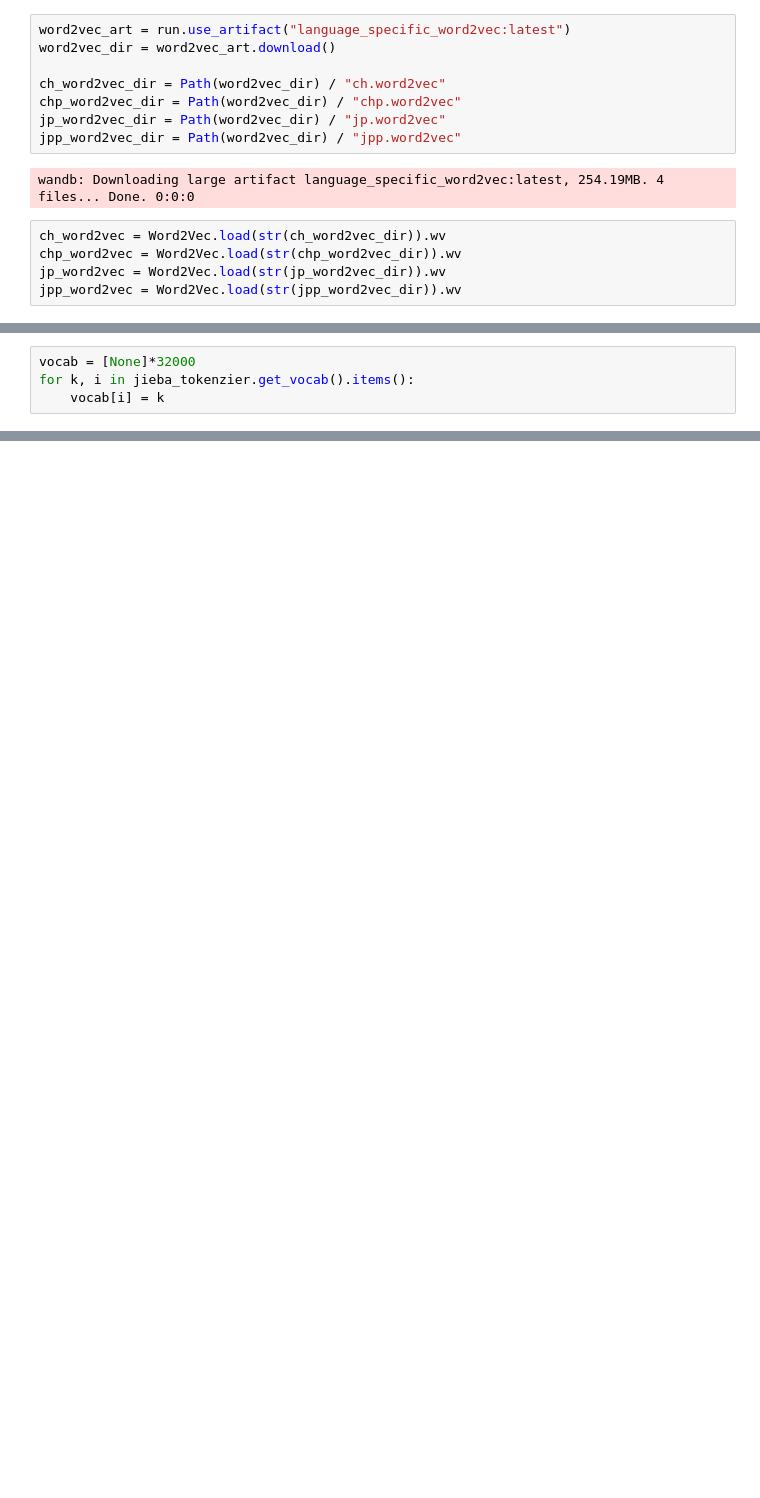
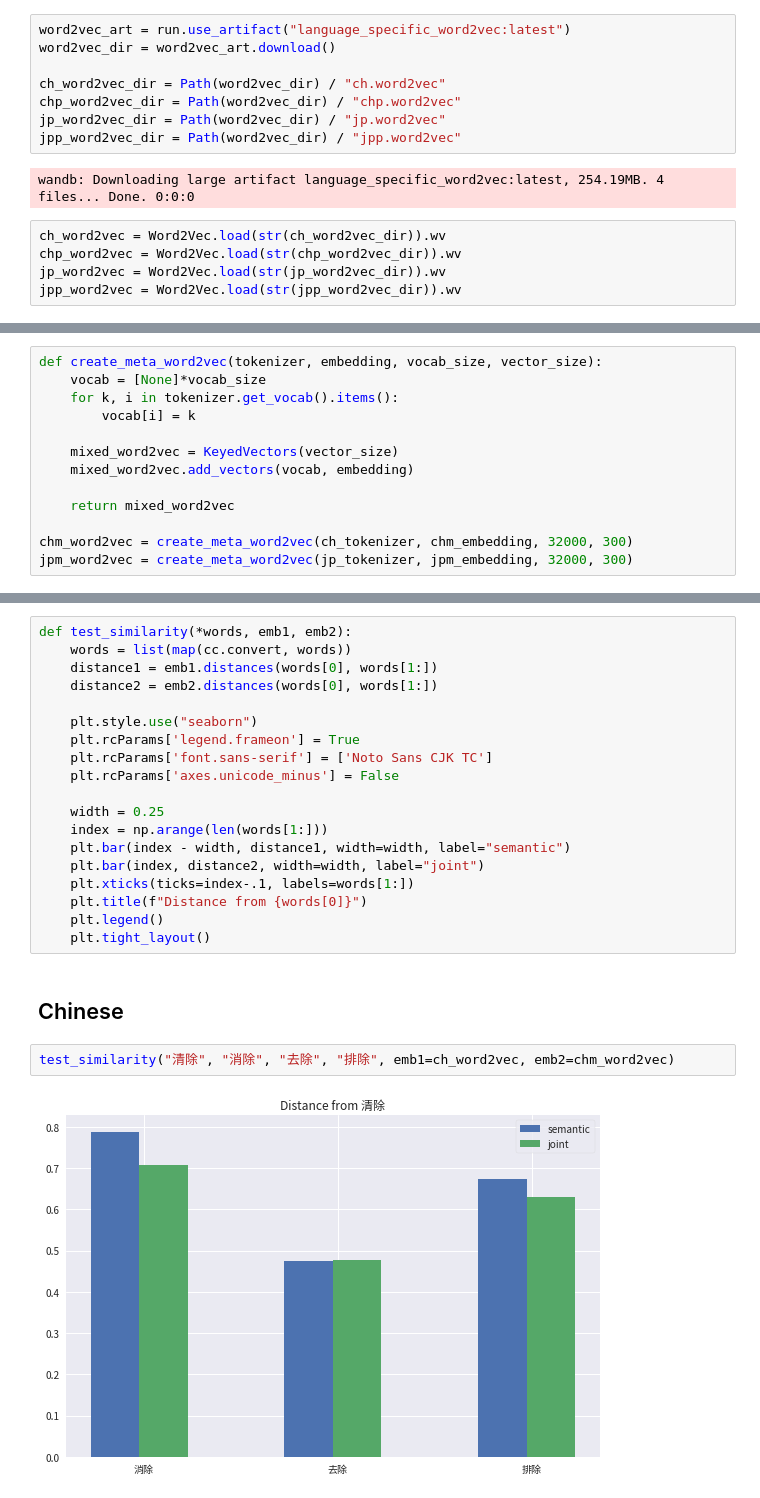
Before and after one commit to windsuzu/Joint-Semantic-Phonetic-Embedding, a Jupyter notebook: experiments/main/analyze_embedding.ipynb, the cells around one changed output, grey strips where cells are left out. Cells and saved outputs as stored; diff of their text form; blank space fills up the shorter version.

Commit message:
analysis of embedding

```diff
--- a/experiments/main/analyze_embedding.ipynb
+++ b/experiments/main/analyze_embedding.ipynb
@@ -106,4 +51,0 @@ ch_meta_embedding = np.load(Path(embedding_dir) / "ch_meta_embedding.npy")
-# %%
-vocab = [None]*32000
-for k, i in jieba_tokenzier.get_vocab().items():
-    vocab[i] = k
@@ -128,0 +83,13 @@ chm_word2vec.most_similar(cc.convert("這"))
+# %%
+def create_meta_word2vec(tokenizer, embedding, vocab_size, vector_size):
+    vocab = [None]*vocab_size
+    for k, i in tokenizer.get_vocab().items():
+        vocab[i] = k
+
+    mixed_word2vec = KeyedVectors(vector_size)
+    mixed_word2vec.add_vectors(vocab, embedding)
+
+    return mixed_word2vec
+
+chm_word2vec = create_meta_word2vec(ch_tokenizer, chm_embedding, 32000, 300)
+jpm_word2vec = create_meta_word2vec(jp_tokenizer, jpm_embedding, 32000, 300)
@@ -128,0 +175,25 @@ chm_word2vec.most_similar(cc.convert("這"))
+# %%
+def test_similarity(*words, emb1, emb2):
+    words = list(map(cc.convert, words))
+    distance1 = emb1.distances(words[0], words[1:])
+    distance2 = emb2.distances(words[0], words[1:])
+
+    plt.style.use("seaborn")
+    plt.rcParams['legend.frameon'] = True
+    plt.rcParams['font.sans-serif'] = ['Noto Sans CJK TC']
+    plt.rcParams['axes.unicode_minus'] = False
+
+    width = 0.25
+    index = np.arange(len(words[1:]))
+    plt.bar(index - width, distance1, width=width, label="semantic")
+    plt.bar(index, distance2, width=width, label="joint")
+    plt.xticks(ticks=index-.1, labels=words[1:])
+    plt.title(f"Distance from {words[0]}")
+    plt.legend()
+    plt.tight_layout()
+# %% [markdown]
+## Chinese
+# %%
+test_similarity("清除", "消除", "去除", "排除", emb1=ch_word2vec, emb2=chm_word2vec)
+# %% [output]
+[figure, added]
```
Also changed, not shown: parts of 44 cells of this notebook, 1 other file.
